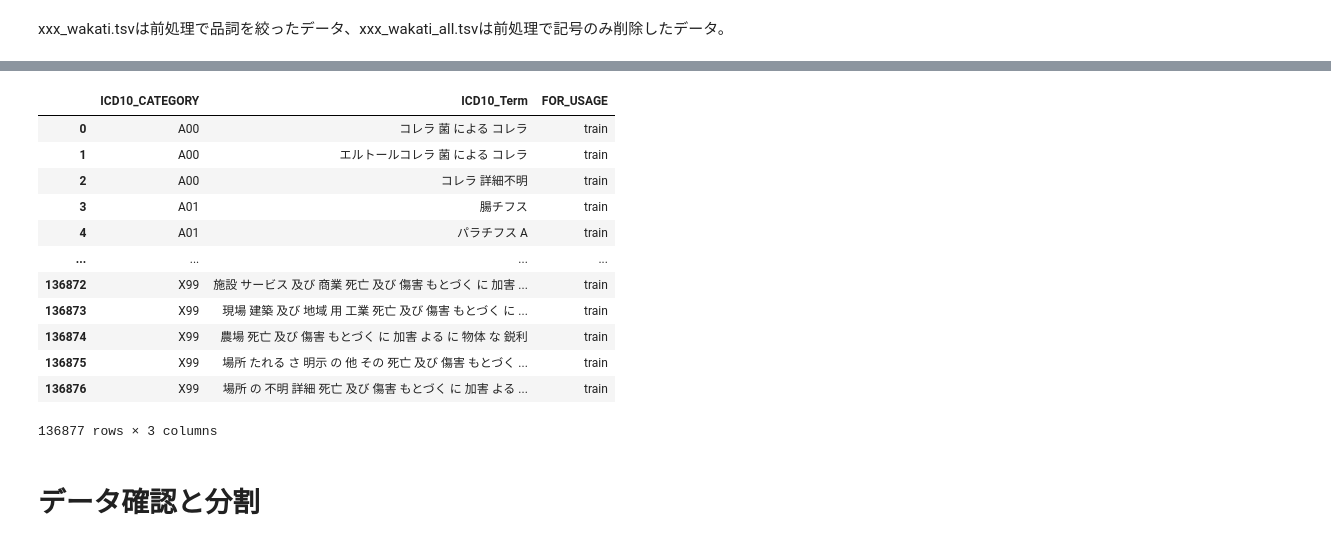
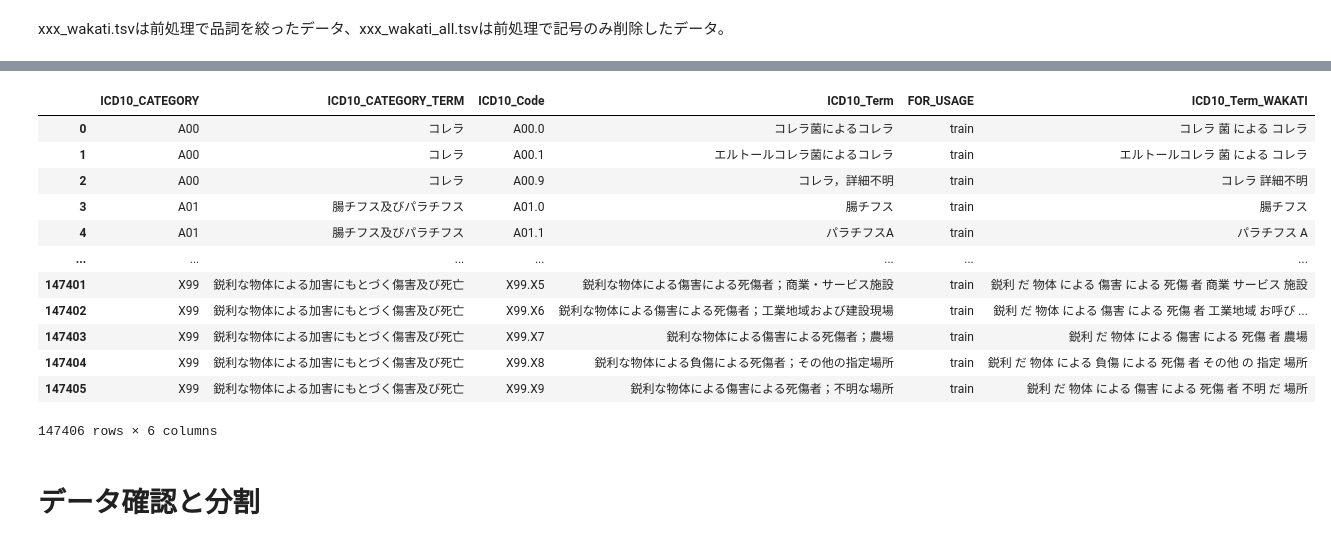
Before and after one commit to Takumi173/2023Test, a Jupyter notebook: Coding_2_CreateModel.ipynb, the cells around one changed output, grey strips where cells are left out. Saved outputs shown, nothing was run; the diff lists cells and outputs as text; code cells hidden in the pictures.

```diff
--- a/Coding_2_CreateModel.ipynb
+++ b/Coding_2_CreateModel.ipynb
@@ -76,28 +74,25 @@ combined_training_d 100%[===================>]  23.23M  29.1MB/s    in 0.8s
 # %%
 
 #tmp = pd.read_table('combined_training_data_watati.tsv')
 #tmp = pd.read_table('combined_training_data_watati_all.tsv')
 #tmp = pd.read_table('combined_training_data_with_translation_watati.tsv')
-tmp = pd.read_table('combined_training_data_with_translation_watati_all.tsv')
+df = pd.read_table('combined_training_data_with_translation_watati_all.tsv')
 
-tmp["ICD10_Term"] = tmp["ICD10_Term_WAKATI"]
-
-df = tmp[["ICD10_CATEGORY", "ICD10_Term", "FOR_USAGE"]]
 df
 # %% [output]
-|  | ICD10_CATEGORY | ICD10_Term | FOR_USAGE |
-| 0 | A00 | コレラ 菌 による コレラ | train |
-| 1 | A00 | エルトールコレラ 菌 による コレラ | train |
-| 2 | A00 | コレラ 詳細不明 | train |
-| 3 | A01 | 腸チフス | train |
-| 4 | A01 | パラチフス A | train |
-| ... | ... | ... | ... |
-| 136872 | X99 | 施設 サービス 及び 商業 死亡 及び 傷害 もとづく に 加害 ... | train |
-| 136873 | X99 | 現場 建築 及び 地域 用 工業 死亡 及び 傷害 もとづく に ... | train |
-| 136874 | X99 | 農場 死亡 及び 傷害 もとづく に 加害 よる に 物体 な 鋭利 | train |
-| 136875 | X99 | 場所 たれる さ 明示 の 他 その 死亡 及び 傷害 もとづく ... | train |
-| 136876 | X99 | 場所 の 不明 詳細 死亡 及び 傷害 もとづく に 加害 よる ... | train |
+|  | ICD10_CATEGORY | ICD10_CATEGORY_TERM | ICD10_Code | ICD10_Term | FOR_USAGE | ICD10_Term_WAKATI |
+| 0 | A00 | コレラ | A00.0 | コレラ菌によるコレラ | train | コレラ 菌 による コレラ |
+| 1 | A00 | コレラ | A00.1 | エルトールコレラ菌によるコレラ | train | エルトールコレラ 菌 による コレラ |
+| 2 | A00 | コレラ | A00.9 | コレラ，詳細不明 | train | コレラ 詳細不明 |
+| 3 | A01 | 腸チフス及びパラチフス | A01.0 | 腸チフス | train | 腸チフス |
+| 4 | A01 | 腸チフス及びパラチフス | A01.1 | パラチフスA | train | パラチフス A |
+| ... | ... | ... | ... | ... | ... | ... |
+| 147401 | X99 | 鋭利な物体による加害にもとづく傷害及び死亡 | X99.X5 | 鋭利な物体による傷害による死傷者；商業・サービス施設 | train | 鋭利 だ 物体 による 傷害 による 死傷 者 商業 サービス 施設 |
+| 147402 | X99 | 鋭利な物体による加害にもとづく傷害及び死亡 | X99.X6 | 鋭利な物体による傷害による死傷者；工業地域および建設現場 | train | 鋭利 だ 物体 による 傷害 による 死傷 者 工業地域 お呼び ... |
+| 147403 | X99 | 鋭利な物体による加害にもとづく傷害及び死亡 | X99.X7 | 鋭利な物体による傷害による死傷者；農場 | train | 鋭利 だ 物体 による 傷害 による 死傷 者 農場 |
+| 147404 | X99 | 鋭利な物体による加害にもとづく傷害及び死亡 | X99.X8 | 鋭利な物体による負傷による死傷者；その他の指定場所 | train | 鋭利 だ 物体 による 負傷 による 死傷 者 その他 の 指定 場所 |
+| 147405 | X99 | 鋭利な物体による加害にもとづく傷害及び死亡 | X99.X9 | 鋭利な物体による傷害による死傷者；不明な場所 | train | 鋭利 だ 物体 による 傷害 による 死傷 者 不明 だ 場所 |
-136877 rows × 3 columns
+147406 rows × 6 columns
 # %% [markdown]
 # データ確認と分割
 # %%
```
Also changed, not shown: parts of 14 cells of this notebook.
